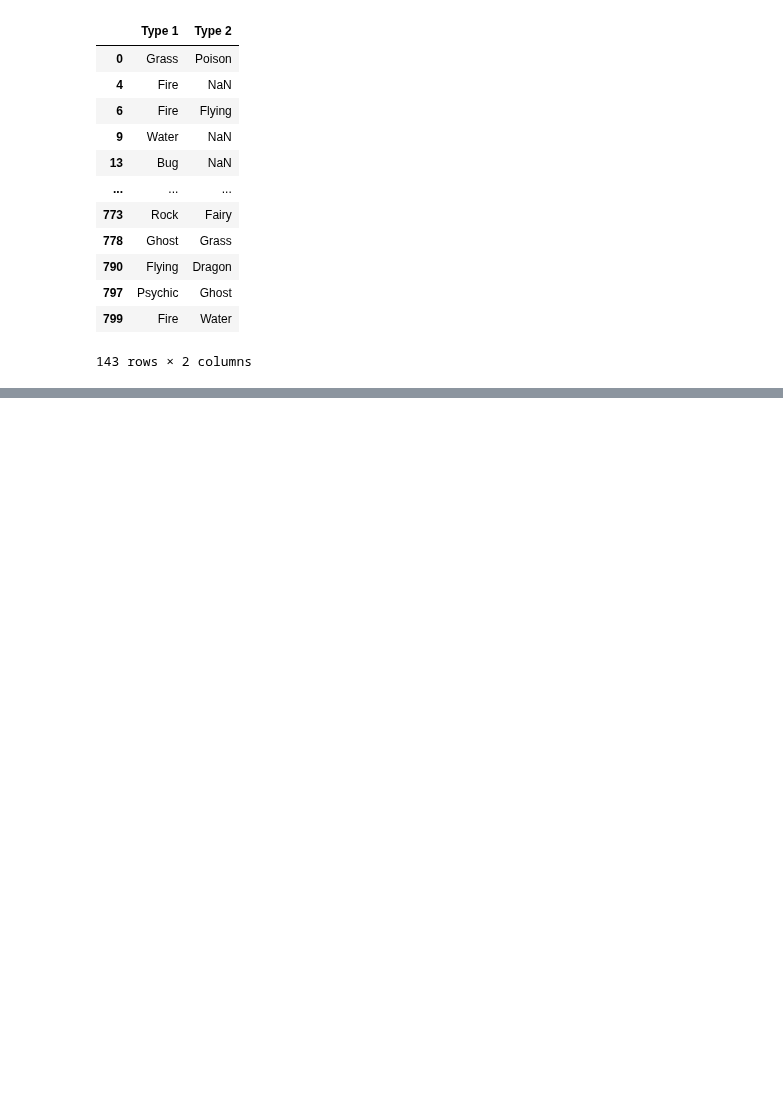
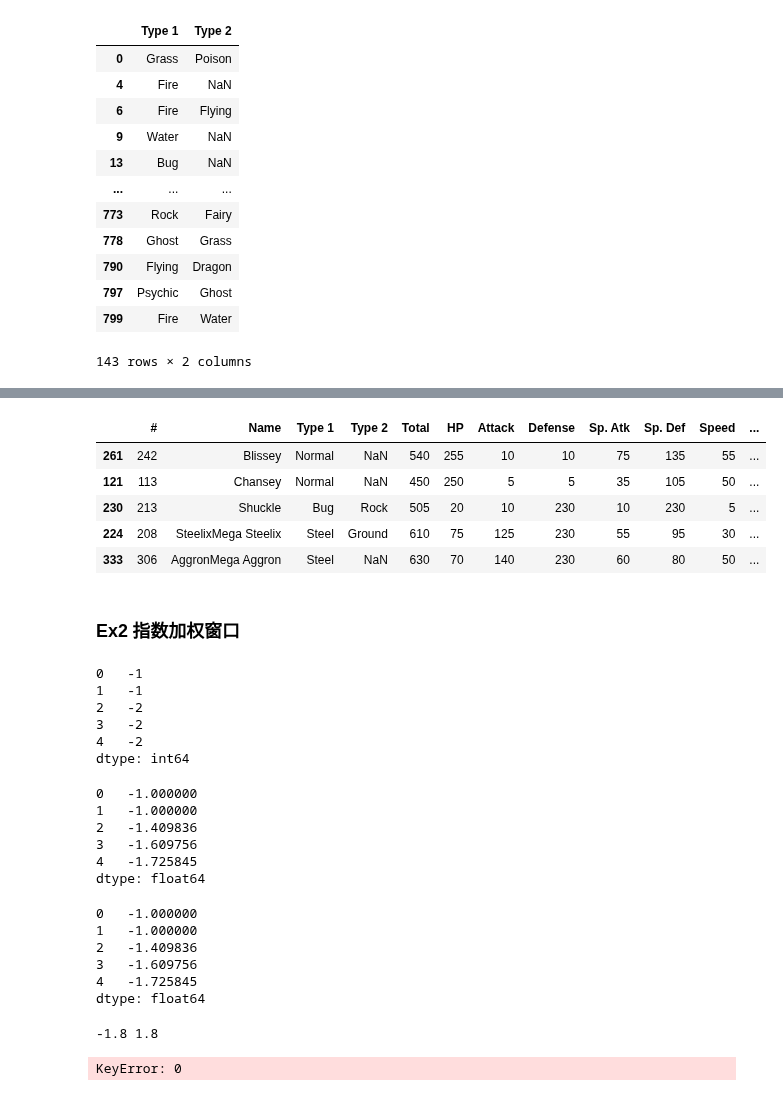
Before and after one commit to backtraxe/tutorials, a Jupyter notebook: pandas基础.ipynb, the cells around one changed output, grey strips where cells are left out. Drawn from its saved outputs; the diff is of its cells as text; code cells hidden in the pictures; blank space fills up the shorter version.

```diff
--- a/pandas基础.ipynb
+++ b/pandas基础.ipynb
@@ -1031,0 +1029,69 @@ array([['Grass', 'Poison'],
+# %%
+# 求每个妖怪六项能力的离差，即所有能力中偏离中位数最大的值，添加到 df 并从大到小排序
+df_demo = df[['HP', 'Attack', 'Defense', 'Sp. Atk', 'Sp. Def', 'Speed']]
+df['deviation'] = (df_demo - df_demo.median()).abs().max(axis=1)
+df.sort_values(['deviation'], ascending=False).head()
+# %% [output]
+|  | # | Name | Type 1 | Type 2 | Total | HP | Attack | Defense | Sp. Atk | Sp. Def | Speed | ... |
+| 261 | 242 | Blissey | Normal | NaN | 540 | 255 | 10 | 10 | 75 | 135 | 55 | ... |
+| 121 | 113 | Chansey | Normal | NaN | 450 | 250 | 5 | 5 | 35 | 105 | 50 | ... |
+| 230 | 213 | Shuckle | Bug | Rock | 505 | 20 | 10 | 230 | 10 | 230 | 5 | ... |
+| 224 | 208 | SteelixMega Steelix | Steel | Ground | 610 | 75 | 125 | 230 | 55 | 95 | 30 | ... |
+| 333 | 306 | AggronMega Aggron | Steel | NaN | 630 | 70 | 140 | 230 | 60 | 80 | 50 | ... |
+# %% [markdown]
+### Ex2 指数加权窗口
+# %%
+np.random.seed(0)
+s = pd.Series(np.random.randint(-1, 2, 30).cumsum())
+s.head()
+# %% [output]
+0   -1
+1   -1
+2   -2
+3   -2
+4   -2
+dtype: int64
+# %%
+s.ewm(alpha=0.2).mean().head()
+# %% [output]
+0   -1.000000
+1   -1.000000
+2   -1.409836
+3   -1.609756
+4   -1.725845
+dtype: float64
+# %%
+# 作为扩张窗口的 ewm 窗口
+def func(x):
+    alpha = 0.2
+    up, down = 0, 0
+    for i in range(len(x)):
+        up += (1 - alpha) ** i * x[len(x) - 1 - i]
+        down += (1 - alpha) ** i
+    return up / down
+
+
+s.expanding().apply(func).head()
+# %% [output]
+0   -1.000000
+1   -1.000000
+2   -1.409836
+3   -1.609756
+4   -1.725845
+dtype: float64
+# %%
+# 作为滑动窗口的 ewm 窗口
+def func(x):
+    alpha = 0.2
+    up, down = 0, 0
+    for i in range(len(x)):
+        up += (1 - alpha) ** i * x[len(x) - 1 - i]
+        down += (1 - alpha) ** i
+    print(up, down)
+    return up / down
+
+
+s.rolling(2).apply(func).head()
+# %% [output]
+-1.8 1.8
+KeyError: 0
```
Also changed, not shown: parts of 8 cells of this notebook.
